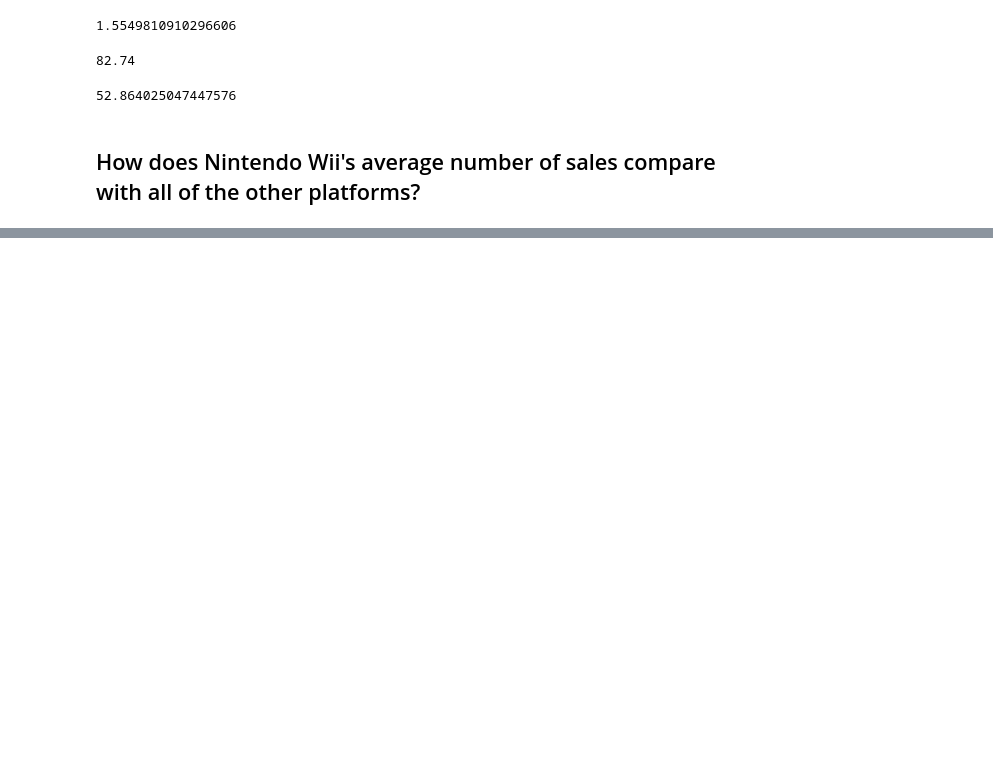
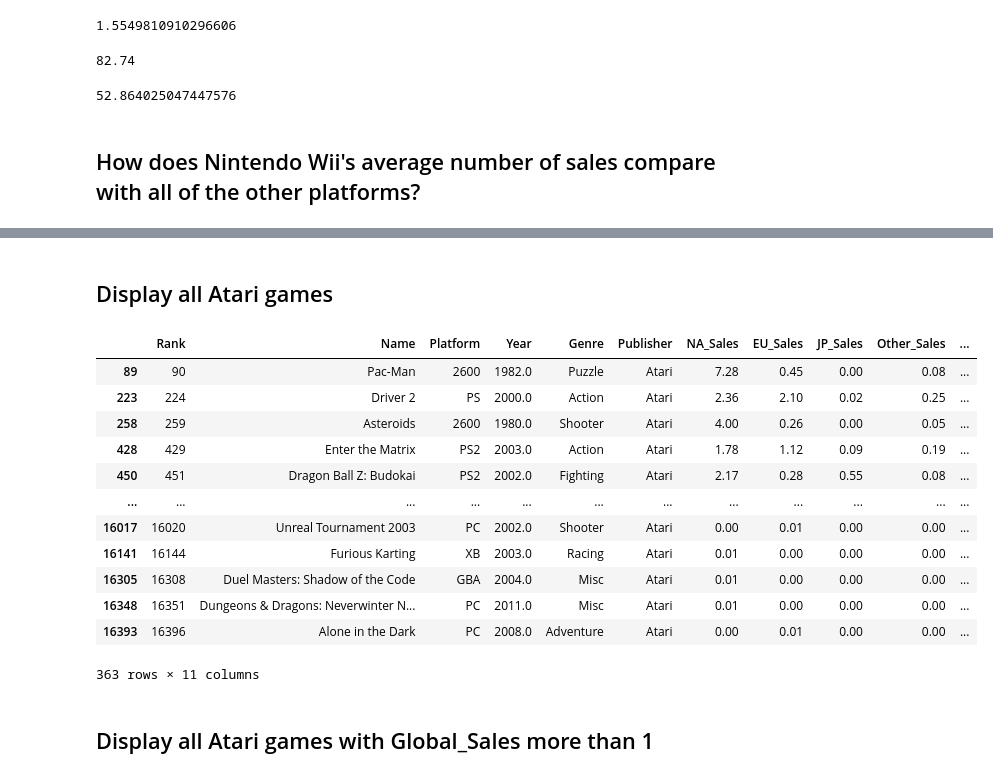
Before and after one commit to nastinsk/data_analysis, a Jupyter notebook: vg-stats.ipynb, the cells around one changed output, grey strips where cells are left out. Drawn from its saved outputs; the diff is of its cells as text; code cells hidden in the pictures; blank space fills up the shorter version.

```diff
--- a/vg-stats.ipynb
+++ b/vg-stats.ipynb
@@ -182,0 +264,22 @@ result
+# %% [markdown]
+## Display all Atari games
+# %%
+atari_games = video_games_df[video_games_df['Publisher'] == 'Atari']
+# %%
+atari_games
+# %% [output]
+|  | Rank | Name | Platform | Year | Genre | Publisher | NA_Sales | EU_Sales | JP_Sales | Other_Sales | ... |
+| 89 | 90 | Pac-Man | 2600 | 1982.0 | Puzzle | Atari | 7.28 | 0.45 | 0.00 | 0.08 | ... |
+| 223 | 224 | Driver 2 | PS | 2000.0 | Action | Atari | 2.36 | 2.10 | 0.02 | 0.25 | ... |
+| 258 | 259 | Asteroids | 2600 | 1980.0 | Shooter | Atari | 4.00 | 0.26 | 0.00 | 0.05 | ... |
+| 428 | 429 | Enter the Matrix | PS2 | 2003.0 | Action | Atari | 1.78 | 1.12 | 0.09 | 0.19 | ... |
+| 450 | 451 | Dragon Ball Z: Budokai | PS2 | 2002.0 | Fighting | Atari | 2.17 | 0.28 | 0.55 | 0.08 | ... |
+| ... | ... | ... | ... | ... | ... | ... | ... | ... | ... | ... | ... |
+| 16017 | 16020 | Unreal Tournament 2003 | PC | 2002.0 | Shooter | Atari | 0.00 | 0.01 | 0.00 | 0.00 | ... |
+| 16141 | 16144 | Furious Karting | XB | 2003.0 | Racing | Atari | 0.01 | 0.00 | 0.00 | 0.00 | ... |
+| 16305 | 16308 | Duel Masters: Shadow of the Code | GBA | 2004.0 | Misc | Atari | 0.01 | 0.00 | 0.00 | 0.00 | ... |
+| 16348 | 16351 | Dungeons & Dragons: Neverwinter N... | PC | 2011.0 | Misc | Atari | 0.01 | 0.00 | 0.00 | 0.00 | ... |
+| 16393 | 16396 | Alone in the Dark | PC | 2008.0 | Adventure | Atari | 0.00 | 0.01 | 0.00 | 0.00 | ... |
+363 rows × 11 columns
+# %% [markdown]
+## Display all Atari games with Global_Sales more than 1
```
Also changed, not shown: parts of 26 cells of this notebook.
